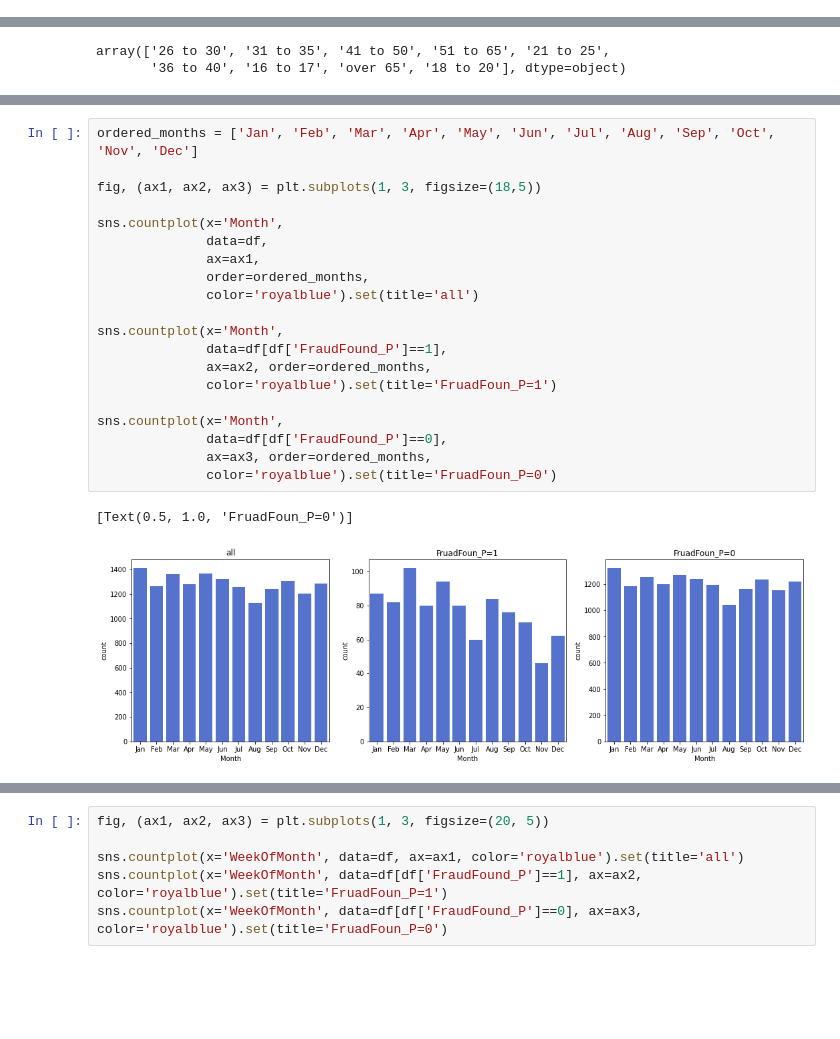
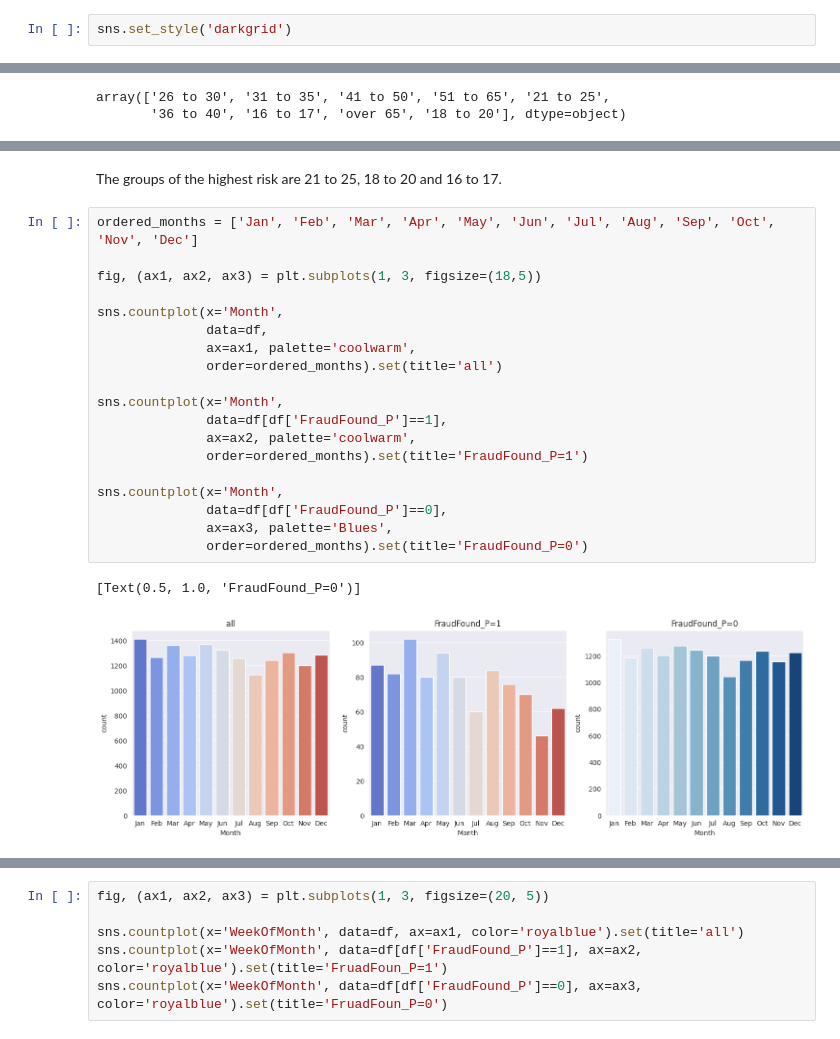
Before and after one commit to aziegert/Vehicle_Insurance_Claim_Fraud_Detection, a Jupyter notebook: Vehicle_Insurance_Claim_Fraud_Detection_v2.ipynb, the cells around one changed output, grey strips where cells are left out. Drawn from its saved outputs; the diff is of its cells as text; blank space fills up the shorter version.

```diff
--- a/Vehicle_Insurance_Claim_Fraud_Detection_v2.ipynb
+++ b/Vehicle_Insurance_Claim_Fraud_Detection_v2.ipynb
@@ -133,4 +133,6 @@ df.describe()
 | max | 5.000000 | 5.000000 | 80.000000 | 1.000000 | 15420.000000 | 16.000000 | 700.000000 | ... |
 # %% [markdown]
 The provided summary statistics do not show any significant outliers except for the minimum age value of 0, which could potentially be a data entry error or require additional context to understand. Overall, the dataset seems to be within reasonable ranges for the variables, and further exploration can help identify any specific patterns or anomalies.
+# %%
+sns.set_style('darkgrid')
 # %%
@@ -194,23 +238,24 @@ plt.tight_layout()
+# %% [markdown]
+The groups of the highest risk are 21 to 25, 18 to 20 and 16 to 17.
 # %%
 ordered_months = ['Jan', 'Feb', 'Mar', 'Apr', 'May', 'Jun', 'Jul', 'Aug', 'Sep', 'Oct', 'Nov', 'Dec']
 
 fig, (ax1, ax2, ax3) = plt.subplots(1, 3, figsize=(18,5))
 
 sns.countplot(x='Month',
               data=df,
-              ax=ax1,
-              order=ordered_months,
-              color='royalblue').set(title='all')
+              ax=ax1, palette='coolwarm',
+              order=ordered_months).set(title='all')
 
 sns.countplot(x='Month',
               data=df[df['FraudFound_P']==1],
-              ax=ax2, order=ordered_months,
-              color='royalblue').set(title='FruadFoun_P=1')
+              ax=ax2, palette='coolwarm',
+              order=ordered_months).set(title='FraudFound_P=1')
 
 sns.countplot(x='Month',
               data=df[df['FraudFound_P']==0],
-              ax=ax3, order=ordered_months,
-              color='royalblue').set(title='FruadFoun_P=0')
+              ax=ax3, palette='Blues',
+              order=ordered_months).set(title='FraudFound_P=0')
 # %% [output]
-[Text(0.5, 1.0, 'FruadFoun_P=0')]
+[Text(0.5, 1.0, 'FraudFound_P=0')]
-[figure, old version]
+[figure, new version]
```
Also changed, not shown: parts of 34 cells of this notebook.
